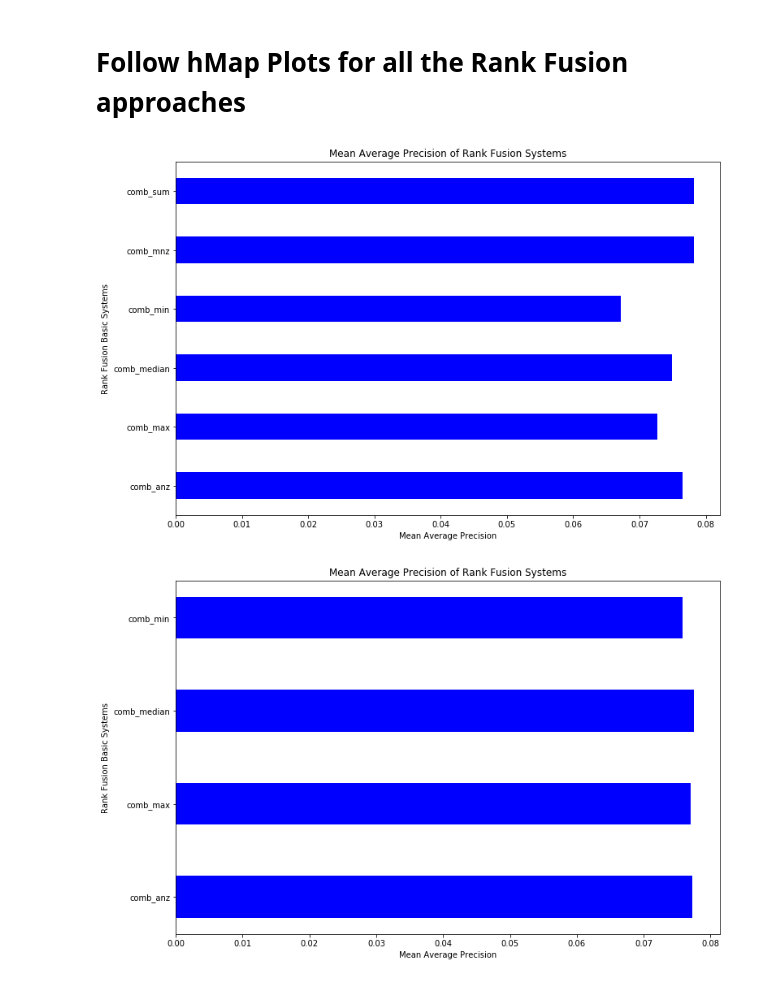
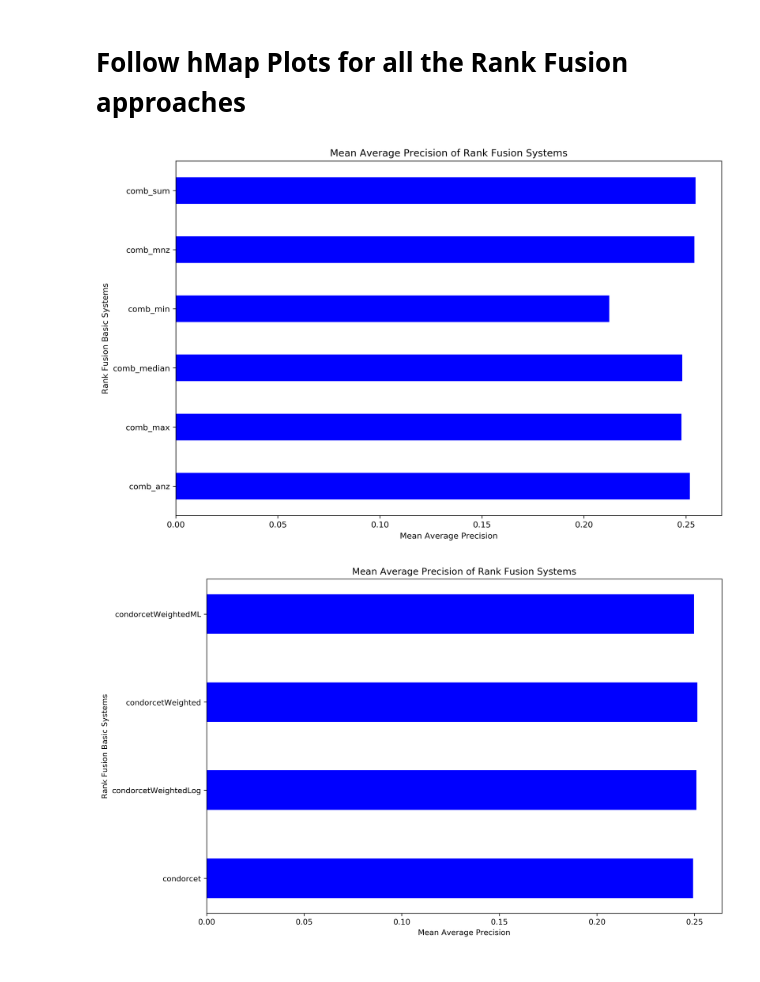
Before and after one commit to ADALSolutions/irproject, a Jupyter notebook: PlotCompareMAP.ipynb, the cells around one changed output. Saved outputs shown, nothing was run; the diff lists cells and outputs as text; code cells hidden in the pictures.

```diff
--- a/PlotCompareMAP.ipynb
+++ b/PlotCompareMAP.ipynb
@@ -30,7 +29,8 @@ def plot_hMap(map_dic, rf_list):
     width = 0.45
     ind = np.arange(1,len(rf_list)+1)
     colors = ["r","g", "b", "c", "k", "y"]
-    plt.rcParams["figure.figsize"] = [12, 8]
+    #plt.rcParams["figure.figsize"] = [12, 8]
+    plt.figure(figsize=(12, 8), dpi=300)
     plt.xlabel('Mean Average Precision')
     plt.ylabel('Rank Fusion Basic Systems')
     plt.title('Mean Average Precision of Rank Fusion Systems')
@@ -39,25 +39,25 @@ def plot_hMap(map_dic, rf_list):
         pp.append(y[rf_list[i]][0])
 
     plt.barh(ind, pp, width, color='b', align='center')
-    plt.yticks(ind, [s.replace(".txt","") for s in combList])
+    plt.yticks(ind, [s.replace(".txt","") for s in rf_list])
     plt.show()
 # %% [markdown]
 # Follow hMap Plots for all the Rank Fusion approaches
 # %%
-path = "C:\\Users\\alvis\\Desktop\\Reperimento_dell_Informazione\\Project\\temp"
+path = os.getcwd()
 dir_comb = "comb"
 dir_w = "weights"
-map_dic = findWeights(path, dir_comb, dir_w,exist=False)
+map_dic = findWeights(path, dir_comb, dir_w,exist=True)
 # %%
 combList = "comb_anz.txt", "comb_max.txt", "comb_median.txt", "comb_min.txt", "comb_mnz.txt", "comb_sum.txt"
 plot_hMap(map_dic, combList)
 # %% [output]
-[figure, old version]
+[figure, new version]
 # %%
-condList = "condorcet.txt", "condorcetLog.txt", "condorcetWeighted.txt", "condorcetML.txt"
+condList = "condorcet.txt", "condorcetWeightedLog.txt", "condorcetWeighted.txt", "condorcetWeightedML.txt"
 plot_hMap(map_dic, condList)
 # %% [output]
-[figure, old version]
+[figure, new version]
 # %%
 condcombList = "condorcet.txt", "condorcetWeighted.txt", "comb_mnz.txt", "comb_median.txt"
 plot_hMap(map_dic, condcombList)
```
Also changed, not shown: parts of 3 cells of this notebook, 8 other files.
